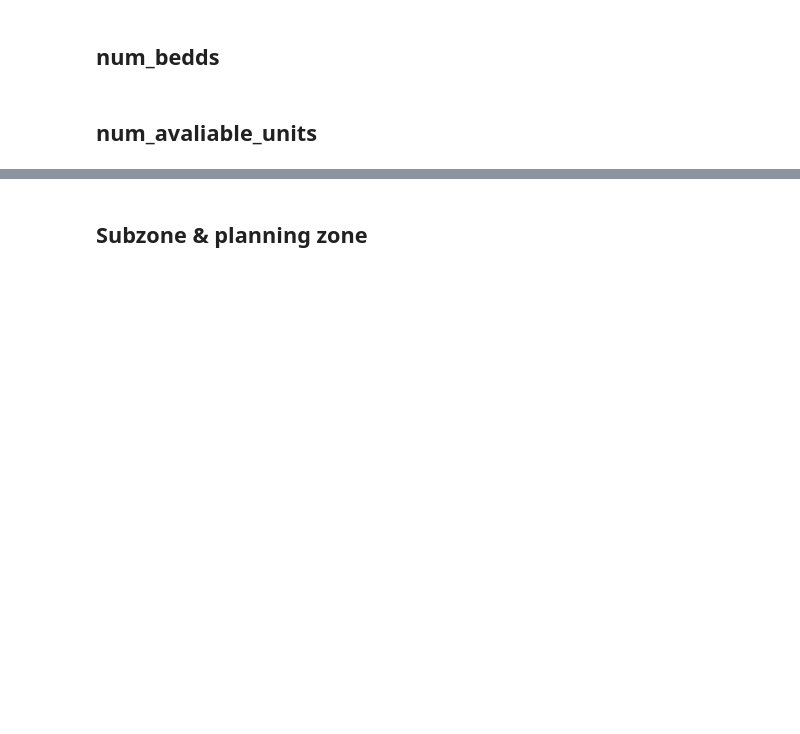
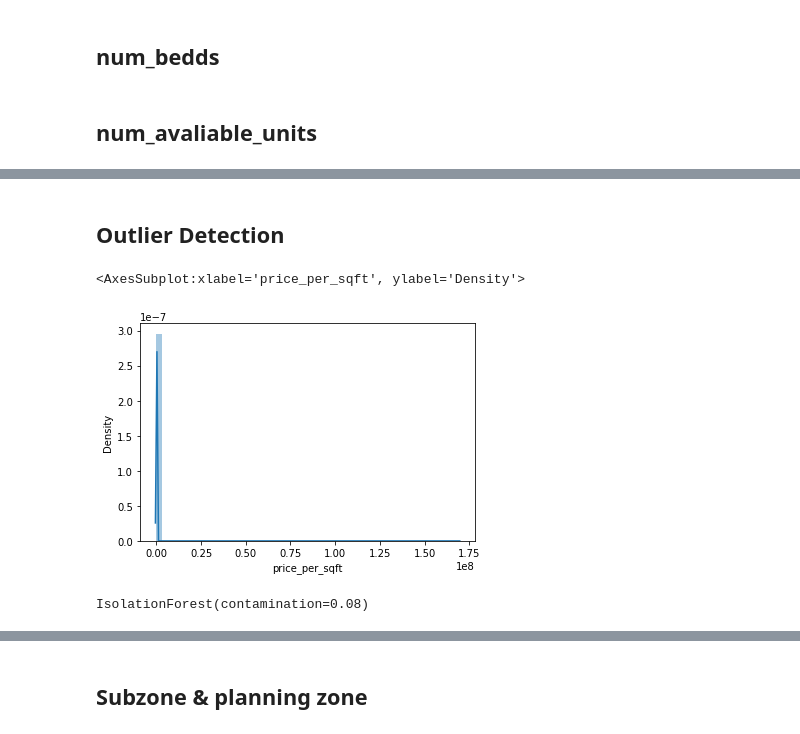
Before and after one commit to ryanchwong/is5126, a Jupyter notebook: nandar-soe.ipynb, the cells around one changed output, grey strips where cells are left out. Saved outputs shown, nothing was run; the diff lists cells and outputs as text; code cells hidden in the pictures; blank space fills up the shorter version.

```diff
--- a/nandar-soe.ipynb
+++ b/nandar-soe.ipynb
@@ -333,5 +367,5 @@ a[a['num_beds'].isna()]
 # %%
-avgbath = train['num_baths'].median
+avgbath = train['num_baths'].median()
 train['num_baths'] = train['num_baths'].fillna(avgbath)
 
 avgbath = test['num_baths'].median()
@@ -360,0 +417,6 @@ test['available_unit_types'] = test['available_unit_types'].fillna(avg_ava_units
+# %%
+train['built_year'] = train['built_year'].astype(int)
+train['num_beds'] = train['num_beds'].astype(int)
+train['num_baths'] = train['num_baths'].astype(int)
+train['available_unit_types'] = train['available_unit_types'].astype(int)
+train['total_num_units'] = train['total_num_units'].astype(int)
@@ -360,0 +433,2 @@ test['available_unit_types'] = test['available_unit_types'].fillna(avg_ava_units
+# %% [markdown]
+## Outlier Detection
@@ -360,0 +437,3 @@ test['available_unit_types'] = test['available_unit_types'].fillna(avg_ava_units
+# %%
+medain_sqft = train['size_sqft'].median()
+train['size_sqft'] = train['size_sqft'].fillna(medain_sqft)
@@ -360,0 +443,13 @@ test['available_unit_types'] = test['available_unit_types'].fillna(avg_ava_units
+# %%
+medain_psqft = train['price_per_sqft'].median()
+train['price_per_sqft'] = train['price_per_sqft'].fillna(medain_psqft)
+# %%
+sns.distplot(train['price_per_sqft'])
+# %% [output]
+<AxesSubplot:xlabel='price_per_sqft', ylabel='Density'>
+[figure, added]
+# %%
+model=IsolationForest(max_samples='auto', contamination=float(0.08))
+model.fit(train[['price_per_sqft']])
+# %% [output]
+IsolationForest(contamination=0.08)
```
Also changed, not shown: parts of 45 cells of this notebook.
